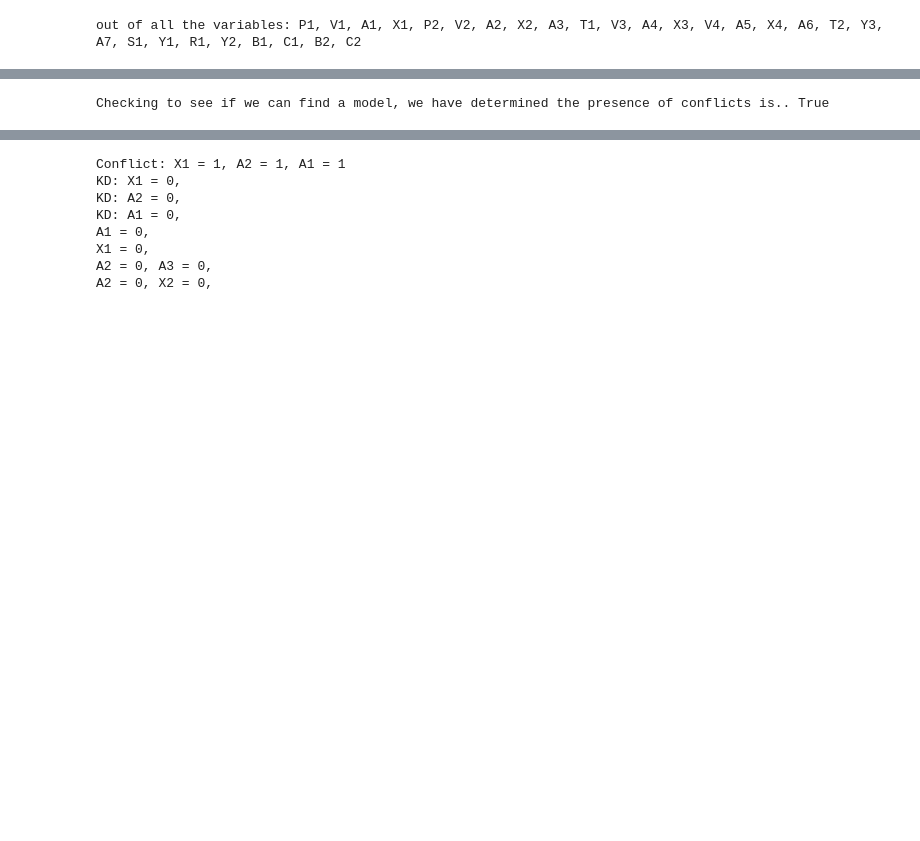
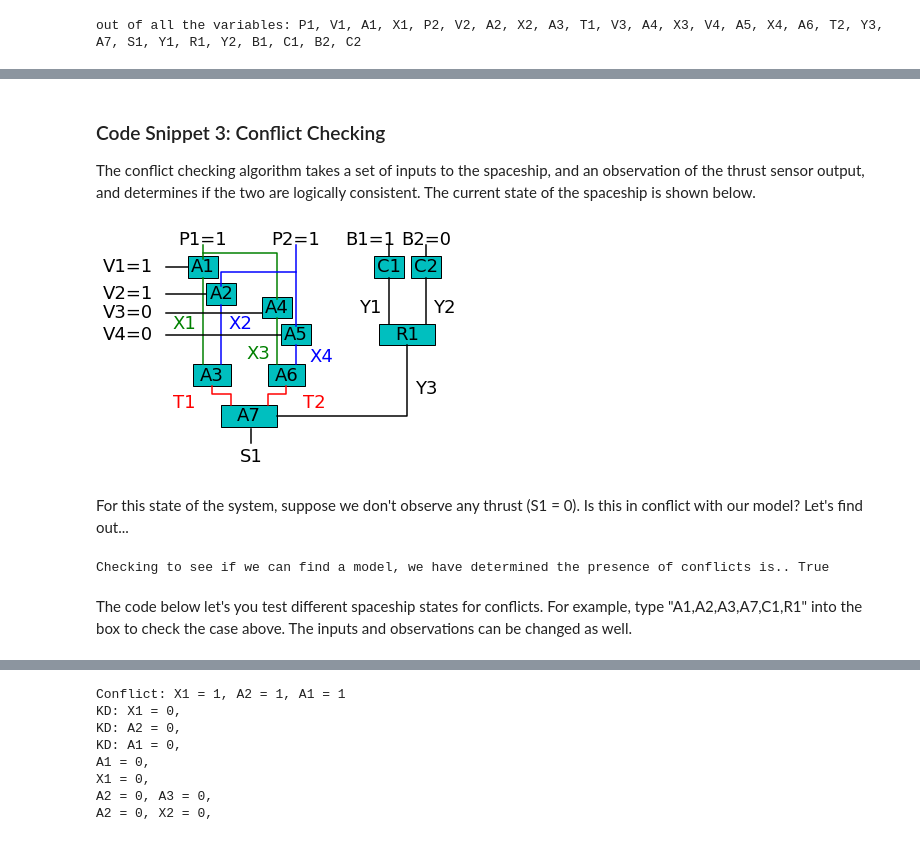
Before and after one commit to courtin/16-413-Project, a Jupyter notebook: main.ipynb, the cells around one changed output, grey strips where cells are left out. Drawn from its saved outputs; the diff is of its cells as text; code cells hidden in the pictures; blank space fills up the shorter version.

Commit message:
Cleaned up plotting, added description

```diff
--- a/main.ipynb
+++ b/main.ipynb
@@ -452 +460,20 @@ out of all the variables: P1, V1, A1, X1, P2, V2, A2, X2, A3, T1, V3, A4, X3, V4
+# %% [markdown]
+### Code Snippet 3: Conflict Checking
+
+The conflict checking algorithm takes a set of inputs to the spaceship, and an observation of the thrust sensor output, and determines if the two are logically consistent. The current state of the spaceship is shown below.
+# %%
+s = Spaceship()
+s.change_input("P1", True)
+s.change_input("P2", True)
+s.change_input("V1", True)
+s.change_input("V2", True)
+s.change_input("V3", False)
+s.change_input("V4", False)
+s.change_input("B1", True)
+s.change_input("B2", False)
+s.plot_spaceship()
+# %% [output]
+[figure, added]
+# %% [markdown]
+For this state of the system, suppose we don't observe any thrust (S1 = 0).  Is this in conflict with our model? Let's find out...
 # %%
@@ -482,3 +509,5 @@ conflicts = check_conflicts(inputs,components,observations, system)
 print("Checking to see if we can find a model, we have determined the presence of conflicts is.. " + str(conflicts))
 # %% [output]
 Checking to see if we can find a model, we have determined the presence of conflicts is.. True
+# %% [markdown]
+The code below let's you test different spaceship states for conflicts. For example, type "A1,A2,A3,A7,C1,R1" into the box to check the case above.  The inputs and observations can be changed as well.
```
Also changed, not shown: parts of 14 cells of this notebook, 2 other files.
